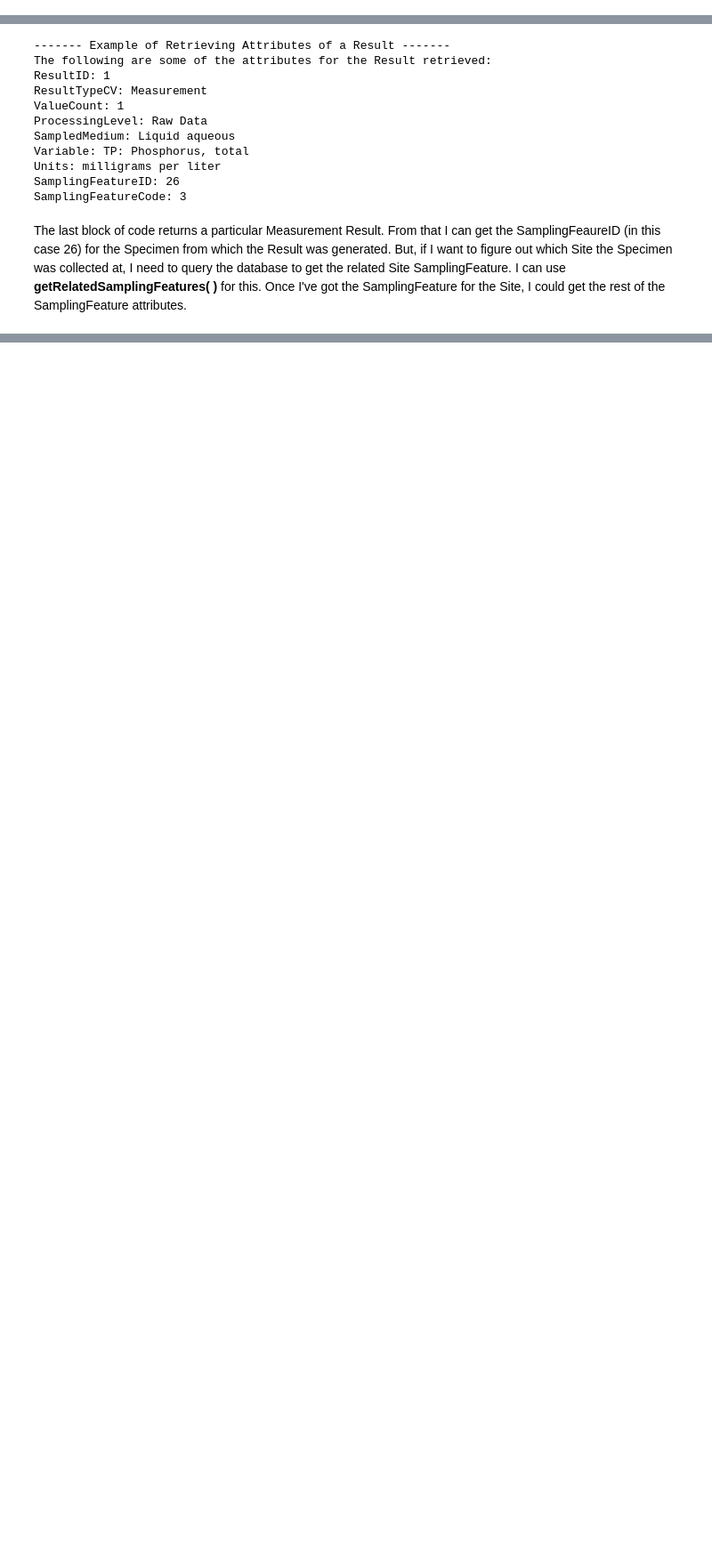
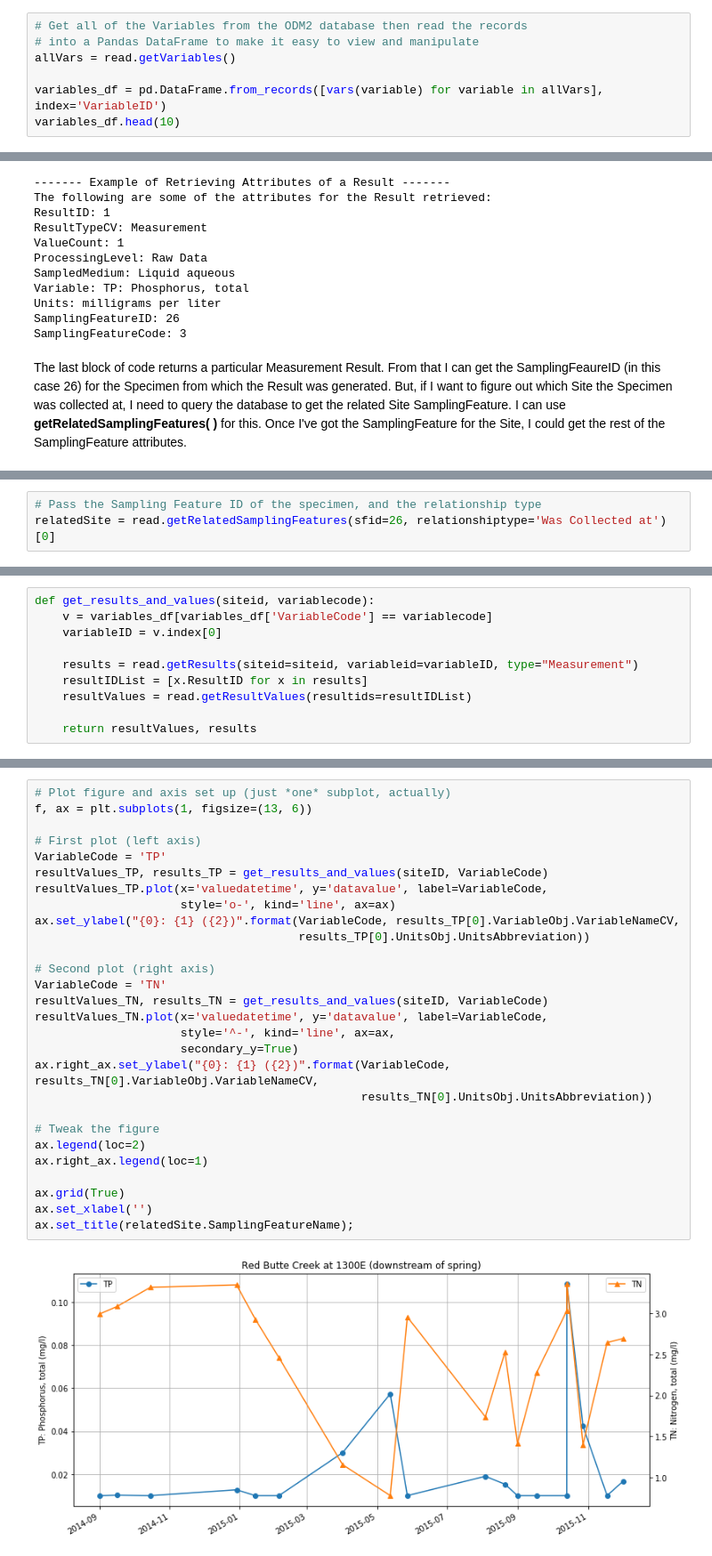
Before and after one commit to BiG-CZ/wshp2017_tutorial_content, a Jupyter notebook: notebooks/ODM2_Example3.ipynb, the cells around one changed output, grey strips where cells are left out. Shown at 89% size. Cells and saved outputs as stored; diff of their text form; blank space fills up the shorter version.

```diff
--- a/notebooks/ODM2_Example3.ipynb
+++ b/notebooks/ODM2_Example3.ipynb
@@ -88,0 +56,7 @@ Michelle Baker
+# %%
+# Get all of the Variables from the ODM2 database then read the records
+# into a Pandas DataFrame to make it easy to view and manipulate
+allVars = read.getVariables()
+
+variables_df = pd.DataFrame.from_records([vars(variable) for variable in allVars], index='VariableID')
+variables_df.head(10)
@@ -254,0 +269,3 @@ Longitude: -111.854449
+# %%
+# Pass the Sampling Feature ID of the specimen, and the relationship type
+relatedSite = read.getRelatedSamplingFeatures(sfid=26, relationshiptype='Was Collected at')[0]
@@ -324,0 +341,10 @@ except Exception as e:
+# %%
+def get_results_and_values(siteid, variablecode):
+    v = variables_df[variables_df['VariableCode'] == variablecode]
+    variableID = v.index[0]
+
+    results = read.getResults(siteid=siteid, variableid=variableID, type="Measurement")
+    resultIDList = [x.ResultID for x in results]
+    resultValues = read.getResultValues(resultids=resultIDList)
+
+    return resultValues, results
@@ -324,0 +353,30 @@ except Exception as e:
+# %%
+# Plot figure and axis set up (just *one* subplot, actually)
+f, ax = plt.subplots(1, figsize=(13, 6))
+
+# First plot (left axis)
+VariableCode = 'TP'
+resultValues_TP, results_TP = get_results_and_values(siteID, VariableCode)
+resultValues_TP.plot(x='valuedatetime', y='datavalue', label=VariableCode,
+                     style='o-', kind='line', ax=ax)
+ax.set_ylabel("{0}: {1} ({2})".format(VariableCode, results_TP[0].VariableObj.VariableNameCV,
+                                      results_TP[0].UnitsObj.UnitsAbbreviation))
+
+# Second plot (right axis)
+VariableCode = 'TN'
+resultValues_TN, results_TN = get_results_and_values(siteID, VariableCode)
+resultValues_TN.plot(x='valuedatetime', y='datavalue', label=VariableCode,
+                     style='^-', kind='line', ax=ax,
+                     secondary_y=True)
+ax.right_ax.set_ylabel("{0}: {1} ({2})".format(VariableCode, results_TN[0].VariableObj.VariableNameCV,
+                                               results_TN[0].UnitsObj.UnitsAbbreviation))
+
+# Tweak the figure
+ax.legend(loc=2)
+ax.right_ax.legend(loc=1)
+
+ax.grid(True)
+ax.set_xlabel('')
+ax.set_title(relatedSite.SamplingFeatureName);
+# %% [output]
+[figure, added]
```
Also changed, not shown: parts of 44 cells of this notebook.
